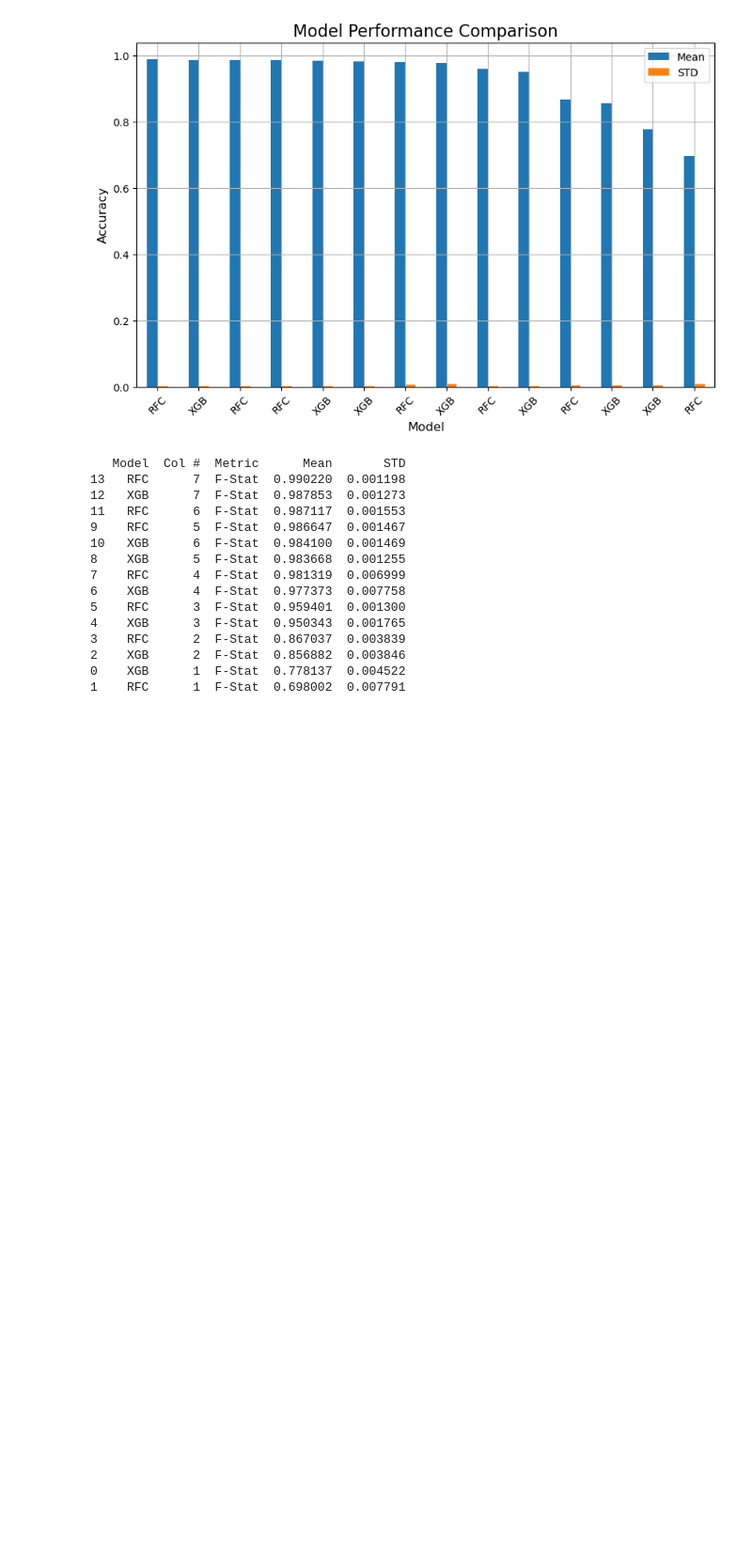
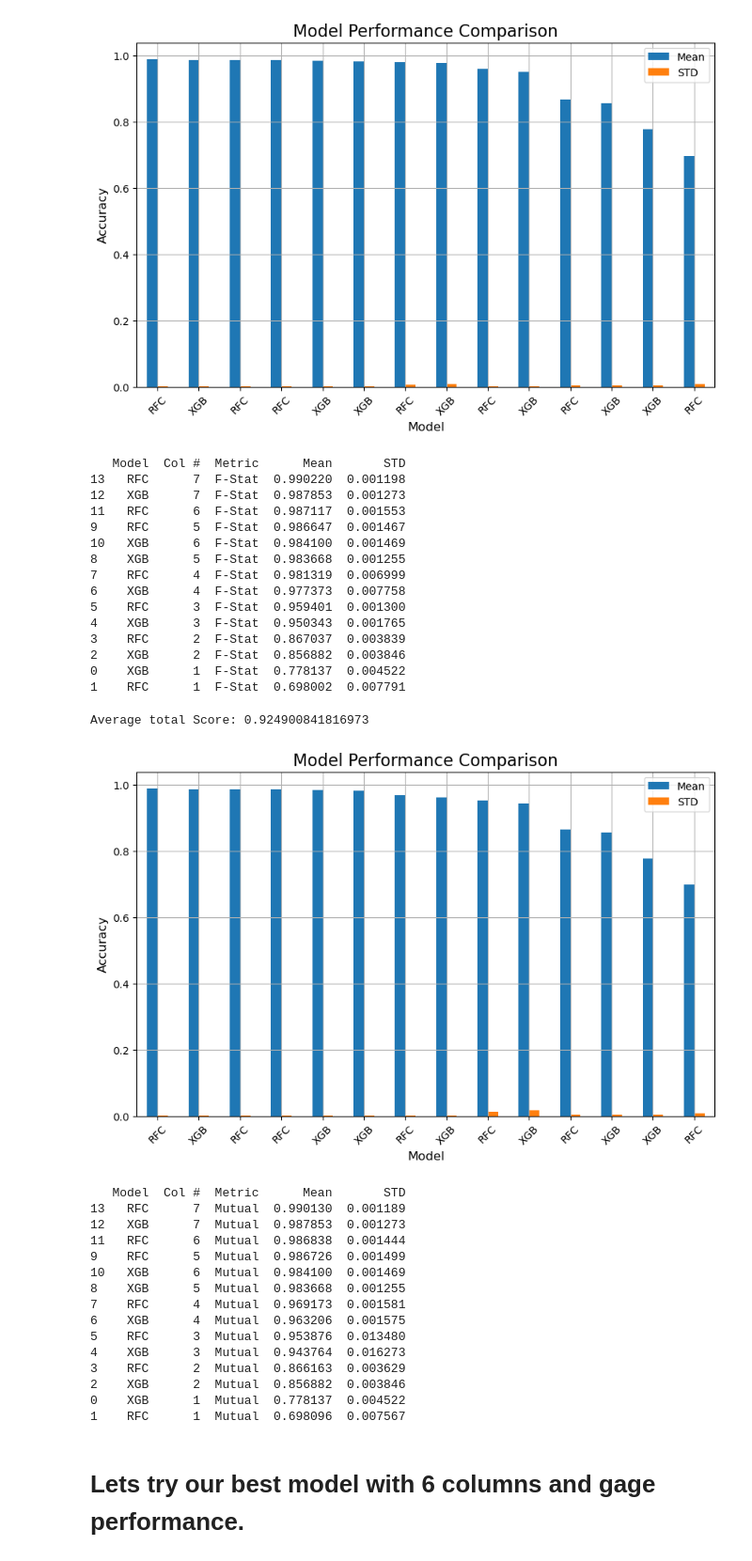
Before and after one commit to MaukanMir/-Pulsar-Classfication-Prediction, a Jupyter notebook: training.ipynb, the cells around one changed output. Shown at 94% size. Cells and saved outputs as stored; diff of their text form; code cells hidden in the pictures; blank space fills up the shorter version.

Commit message:
mutal info analysis

```diff
--- a/training.ipynb
+++ b/training.ipynb
@@ -677,3 +677,33 @@ Average total Score: 0.9277212756769659
 2    XGB      2  F-Stat  0.856882  0.003846
 0    XGB      1  F-Stat  0.778137  0.004522
 1    RFC      1  F-Stat  0.698002  0.007791
+# %%
+model_names = ["XGB", "RFC"]
+models = [
+  XGBClassifier(learning_rate=0.2, max_depth= 7, n_estimators=300),
+  RandomForestClassifier(max_depth=30, min_samples_leaf= 1, min_samples_split= 2, n_estimators=100)
+]
+
+metric = mutual_info_classif
+variance_window = range(1, 7+1)
+test_k_best_columns(model_names, models, metric, "Mutual", variance_window, X_bl, y_bl)
+# %% [output]
+Average total Score: 0.924900841816973
+[figure, added]
+   Model  Col #  Metric      Mean       STD
+13   RFC      7  Mutual  0.990130  0.001189
+12   XGB      7  Mutual  0.987853  0.001273
+11   RFC      6  Mutual  0.986838  0.001444
+9    RFC      5  Mutual  0.986726  0.001499
+10   XGB      6  Mutual  0.984100  0.001469
+8    XGB      5  Mutual  0.983668  0.001255
+7    RFC      4  Mutual  0.969173  0.001581
+6    XGB      4  Mutual  0.963206  0.001575
+5    RFC      3  Mutual  0.953876  0.013480
+4    XGB      3  Mutual  0.943764  0.016273
+3    RFC      2  Mutual  0.866163  0.003629
+2    XGB      2  Mutual  0.856882  0.003846
+0    XGB      1  Mutual  0.778137  0.004522
+1    RFC      1  Mutual  0.698096  0.007567
+# %% [markdown]
+# Lets try our best model with 6 columns and gage performance.
```
